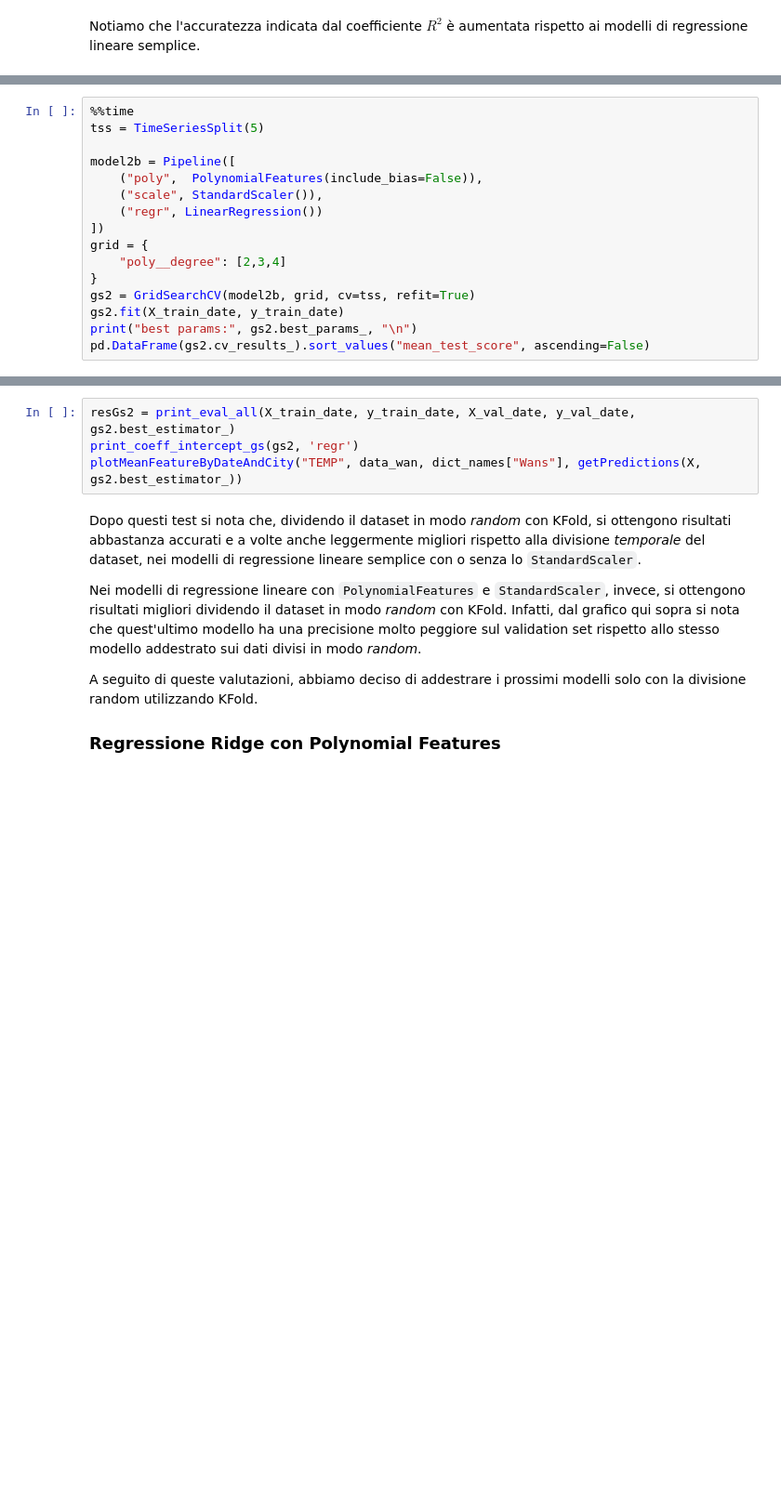
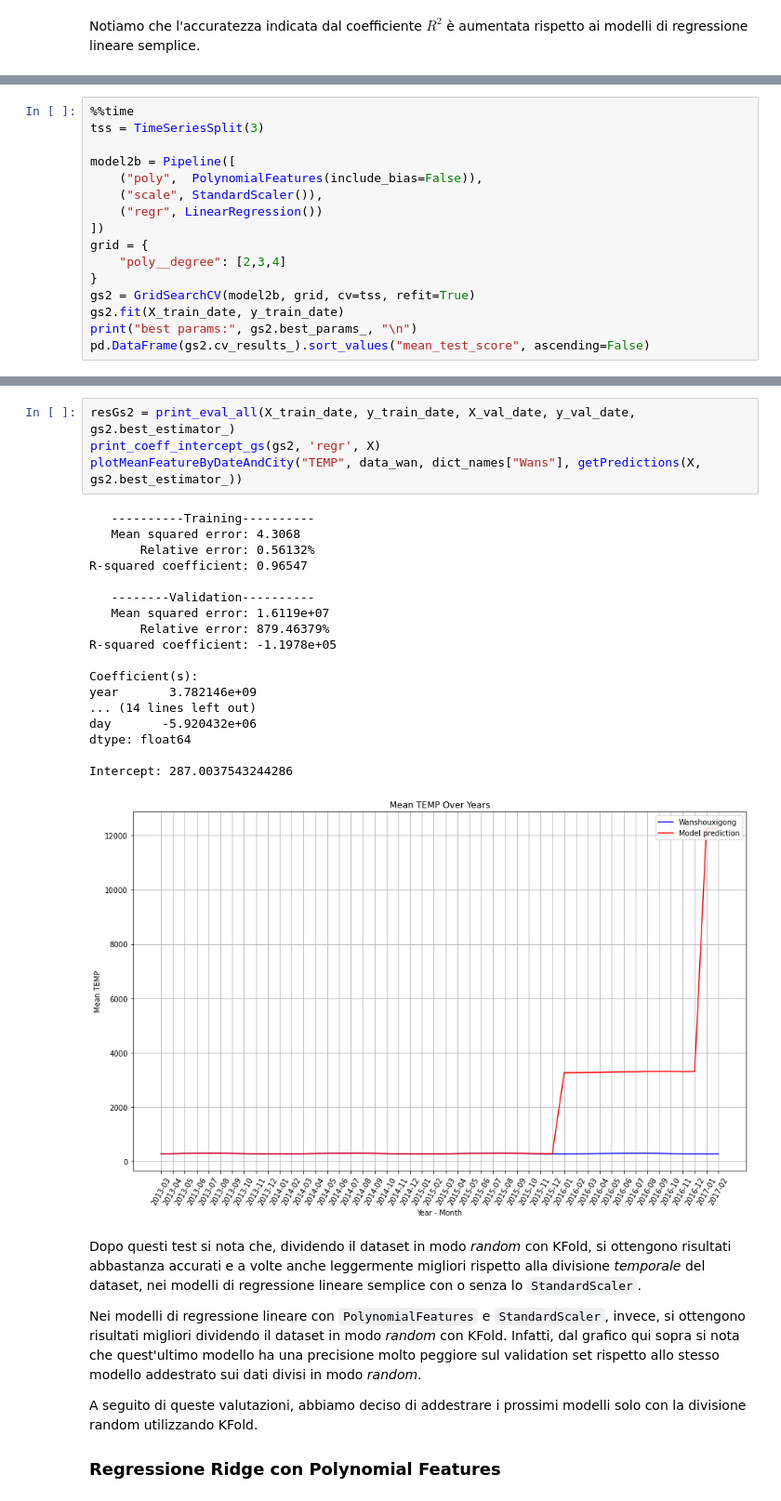
Before and after one commit to jackprb/beijing-air-quality, a Jupyter notebook: air-quality.ipynb, the cells around one changed output, grey strips where cells are left out. Shown at 93% size. Drawn from its saved outputs; the diff is of its cells as text; blank space fills up the shorter version.

```diff
--- a/air-quality.ipynb
+++ b/air-quality.ipynb
@@ -711,6 +740,6 @@ Ora creiamo un `TimeSeriesSplit` con 5 split e addestriamo un nuovo modello che
 # %%
 %%time
-tss = TimeSeriesSplit(5)
+tss = TimeSeriesSplit(3)
 
 model2b = Pipeline([
     ("poly",  PolynomialFeatures(include_bias=False)),
@@ -727,7 +765,26 @@ pd.DataFrame(gs2.cv_results_).sort_values("mean_test_score", ascending=False)
 # %%
 resGs2 = print_eval_all(X_train_date, y_train_date, X_val_date, y_val_date, gs2.best_estimator_)
-print_coeff_intercept_gs(gs2, 'regr')
+print_coeff_intercept_gs(gs2, 'regr', X)
 plotMeanFeatureByDateAndCity("TEMP", data_wan, dict_names["Wans"], getPredictions(X, gs2.best_estimator_))
+# %% [output]
+   ----------Training----------
+   Mean squared error: 4.3068
+       Relative error: 0.56132%
+R-squared coefficient: 0.96547
+
+   --------Validation----------
+   Mean squared error: 1.6119e+07
+       Relative error: 879.46379%
+R-squared coefficient: -1.1978e+05
+
+Coefficient(s):
+year       3.782146e+09
+... (14 lines left out)
+day       -5.920432e+06
+dtype: float64
+
+Intercept: 287.0037543244286
+[figure, added]
 # %% [markdown]
 Dopo questi test si nota che, dividendo il dataset in modo _random_ con KFold, si ottengono risultati abbastanza accurati e a volte anche leggermente migliori rispetto alla divisione _temporale_ del dataset, nei modelli di regressione lineare semplice con o senza lo `StandardScaler`.
 
```
Also changed, not shown: parts of 70 cells of this notebook.
